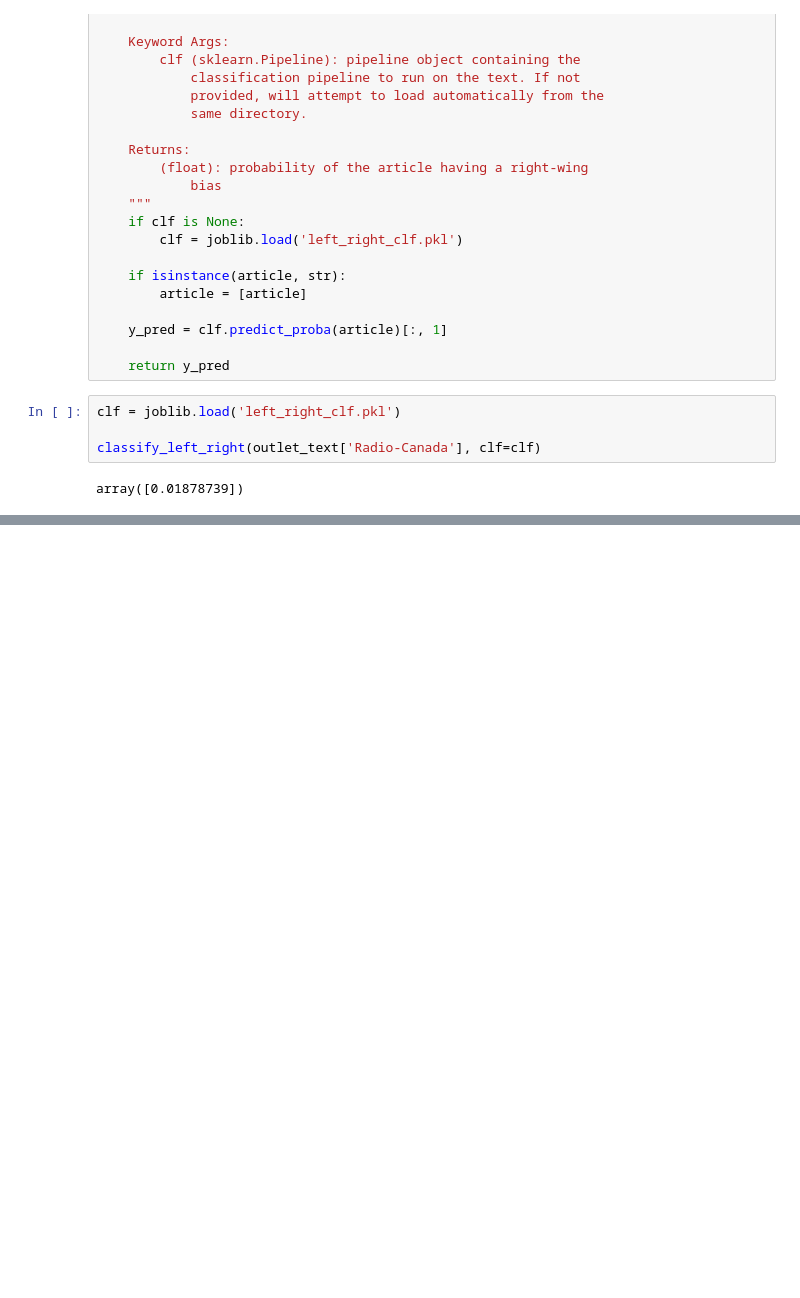
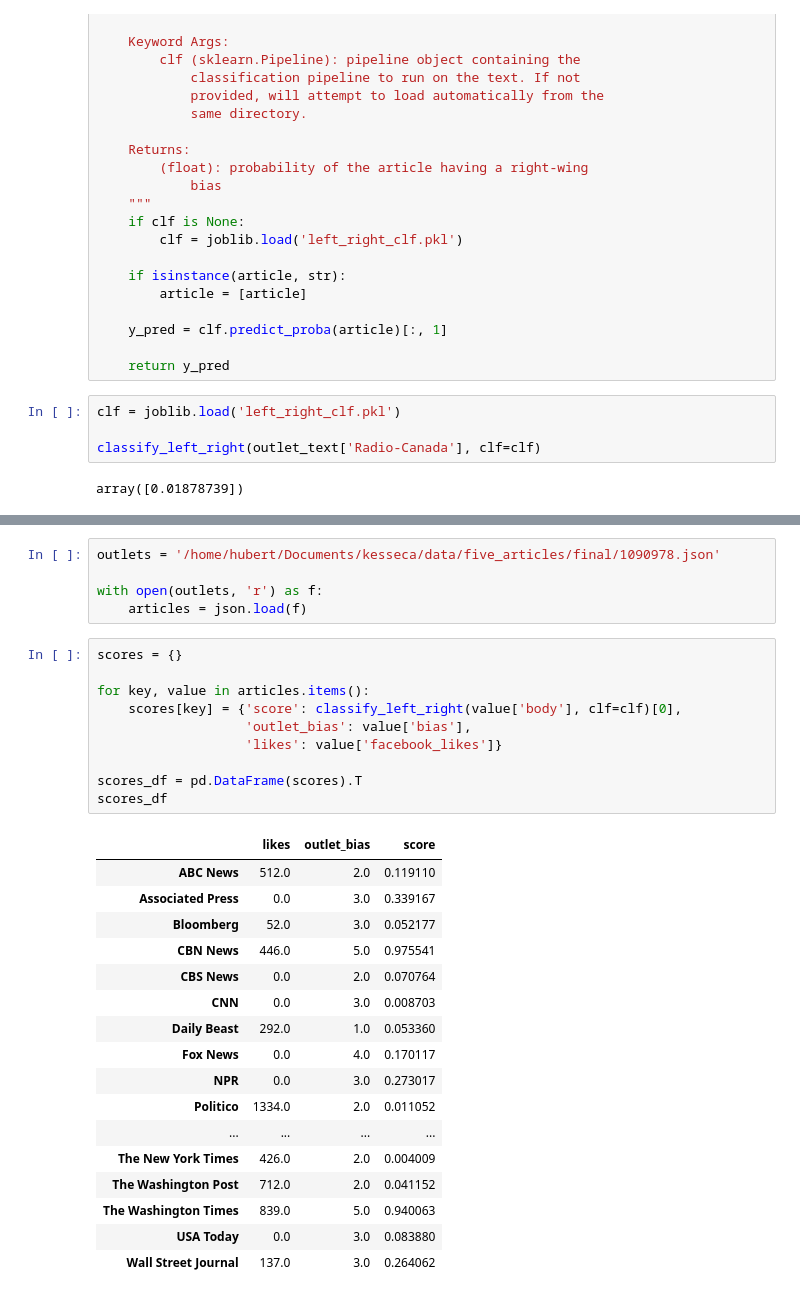
Before and after one commit to hubertjb/kesseca, a Jupyter notebook: scripts/training_left_right_classifier.ipynb, the cells around one changed output, grey strips where cells are left out. Cells and saved outputs as stored; diff of their text form; blank space fills up the shorter version.

```diff
--- a/scripts/training_left_right_classifier.ipynb
+++ b/scripts/training_left_right_classifier.ipynb
@@ -322,0 +331,33 @@ array([0.01878739])
+# %%
+outlets = '/home/hubert/Documents/kesseca/data/five_articles/final/1090978.json'
+
+with open(outlets, 'r') as f:
+    articles = json.load(f)
+# %%
+scores = {}
+
+for key, value in articles.items():
+    scores[key] = {'score': classify_left_right(value['body'], clf=clf)[0],
+                   'outlet_bias': value['bias'],
+                   'likes': value['facebook_likes']}
+
+scores_df = pd.DataFrame(scores).T
+scores_df
+# %% [output]
+|  | likes | outlet_bias | score |
+| ABC News | 512.0 | 2.0 | 0.119110 |
+| Associated Press | 0.0 | 3.0 | 0.339167 |
+| Bloomberg | 52.0 | 3.0 | 0.052177 |
+| CBN News | 446.0 | 5.0 | 0.975541 |
+| CBS News | 0.0 | 2.0 | 0.070764 |
+| CNN | 0.0 | 3.0 | 0.008703 |
+| Daily Beast | 292.0 | 1.0 | 0.053360 |
+| Fox News | 0.0 | 4.0 | 0.170117 |
+| NPR | 0.0 | 3.0 | 0.273017 |
+| Politico | 1334.0 | 2.0 | 0.011052 |
+| ... | ... | ... | ... |
+| The New York Times | 426.0 | 2.0 | 0.004009 |
+| The Washington Post | 712.0 | 2.0 | 0.041152 |
+| The Washington Times | 839.0 | 5.0 | 0.940063 |
+| USA Today | 0.0 | 3.0 | 0.083880 |
+| Wall Street Journal | 137.0 | 3.0 | 0.264062 |
```
Also changed, not shown: parts of 12 cells of this notebook, 4 other files.
